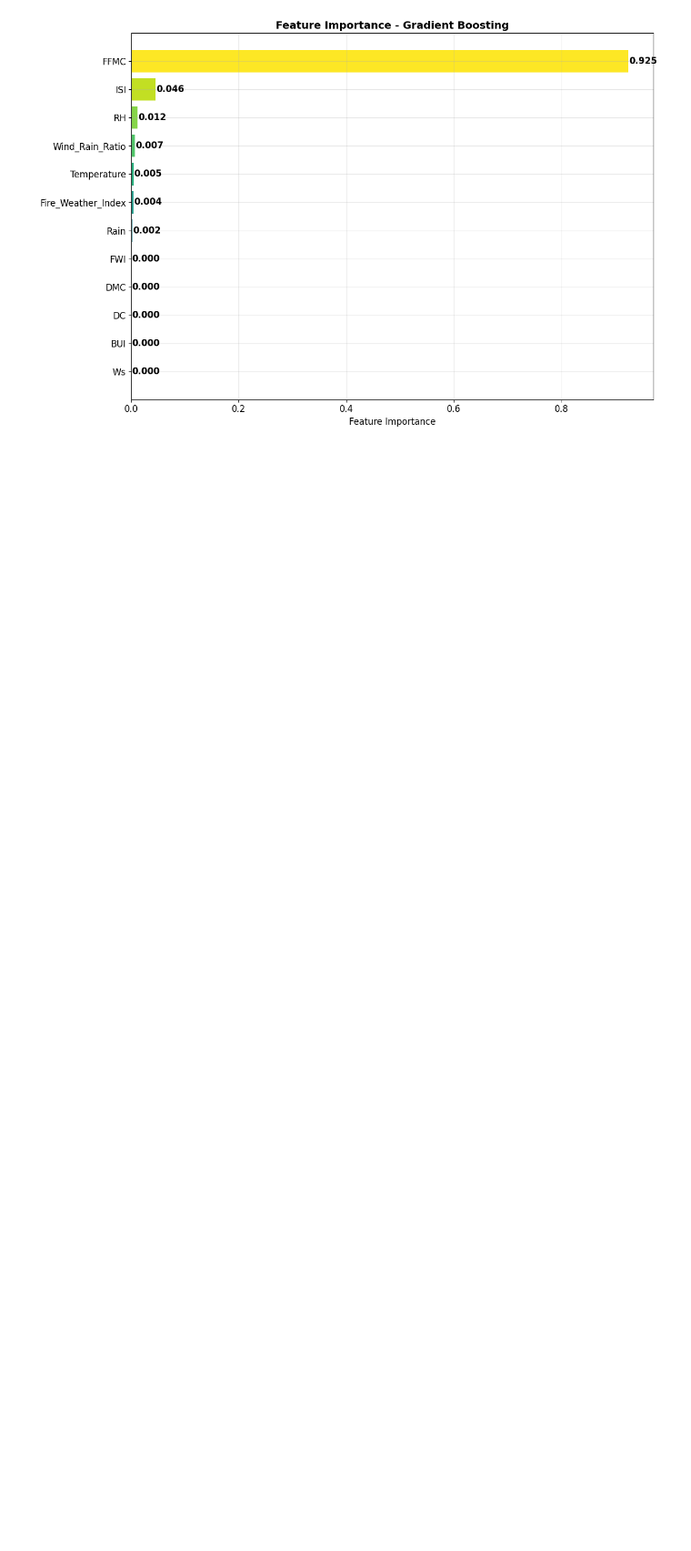
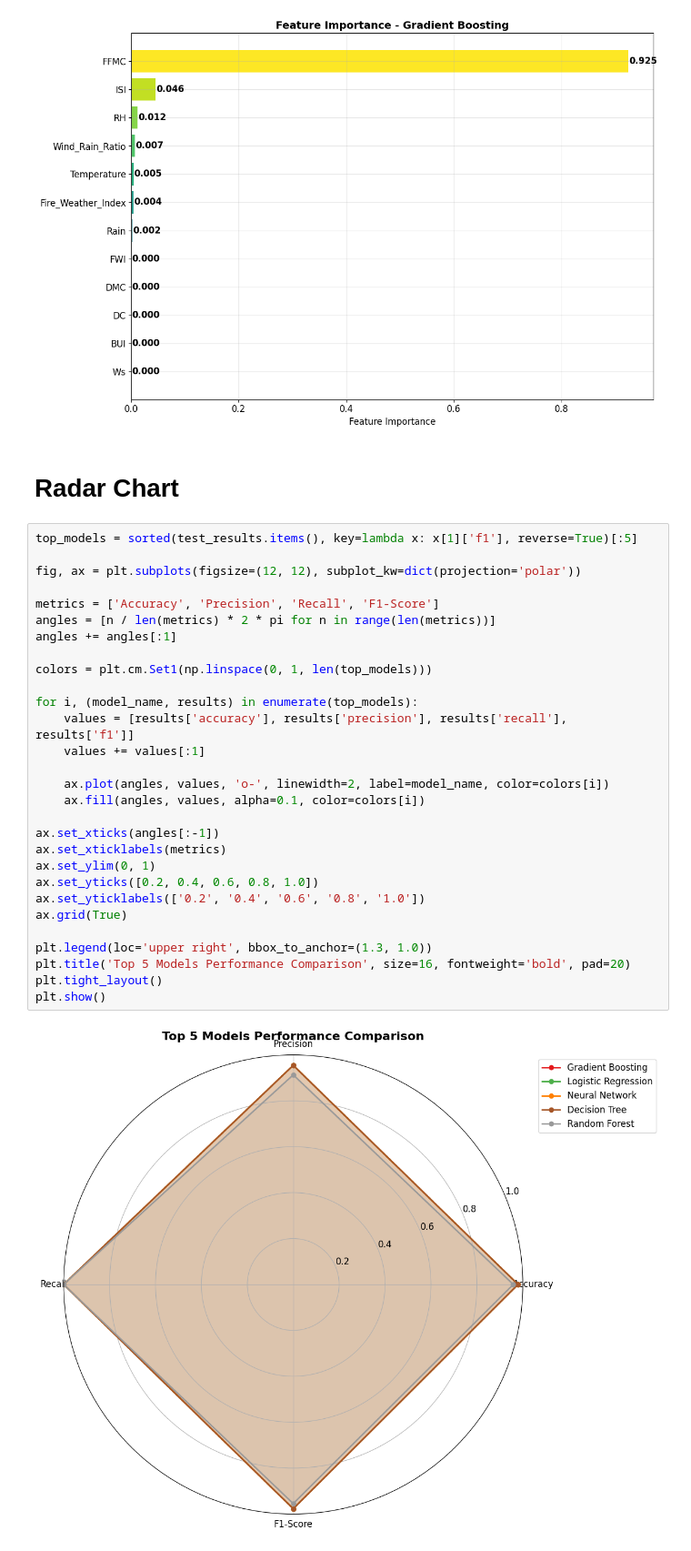
Before and after one commit to Hello-Kitty-1311/Wild-Fire, a Jupyter notebook: code.ipynb, the cells around one changed output. Shown at 91% size. Saved outputs shown, nothing was run; the diff lists cells and outputs as text; blank space fills up the shorter version.

Commit message:
Radar Chart

```diff
--- a/code.ipynb
+++ b/code.ipynb
@@ -550,3 +551,36 @@ if best_model_name in ['Random Forest', 'Gradient Boosting', 'Extra Trees']:
 # %% [output]
 [figure]
 [figure]
+# %% [markdown]
+# Radar Chart
+# %%
+top_models = sorted(test_results.items(), key=lambda x: x[1]['f1'], reverse=True)[:5]
+
+fig, ax = plt.subplots(figsize=(12, 12), subplot_kw=dict(projection='polar'))
+
+metrics = ['Accuracy', 'Precision', 'Recall', 'F1-Score']
+angles = [n / len(metrics) * 2 * pi for n in range(len(metrics))]
+angles += angles[:1]
+
+colors = plt.cm.Set1(np.linspace(0, 1, len(top_models)))
+
+for i, (model_name, results) in enumerate(top_models):
+    values = [results['accuracy'], results['precision'], results['recall'], results['f1']]
+    values += values[:1]
+
+    ax.plot(angles, values, 'o-', linewidth=2, label=model_name, color=colors[i])
+    ax.fill(angles, values, alpha=0.1, color=colors[i])
+
+ax.set_xticks(angles[:-1])
+ax.set_xticklabels(metrics)
+ax.set_ylim(0, 1)
+ax.set_yticks([0.2, 0.4, 0.6, 0.8, 1.0])
+ax.set_yticklabels(['0.2', '0.4', '0.6', '0.8', '1.0'])
+ax.grid(True)
+
+plt.legend(loc='upper right', bbox_to_anchor=(1.3, 1.0))
+plt.title('Top 5 Models Performance Comparison', size=16, fontweight='bold', pad=20)
+plt.tight_layout()
+plt.show()
+# %% [output]
+[figure, added]
```
Also changed, not shown: parts of 1 cell of this notebook.
